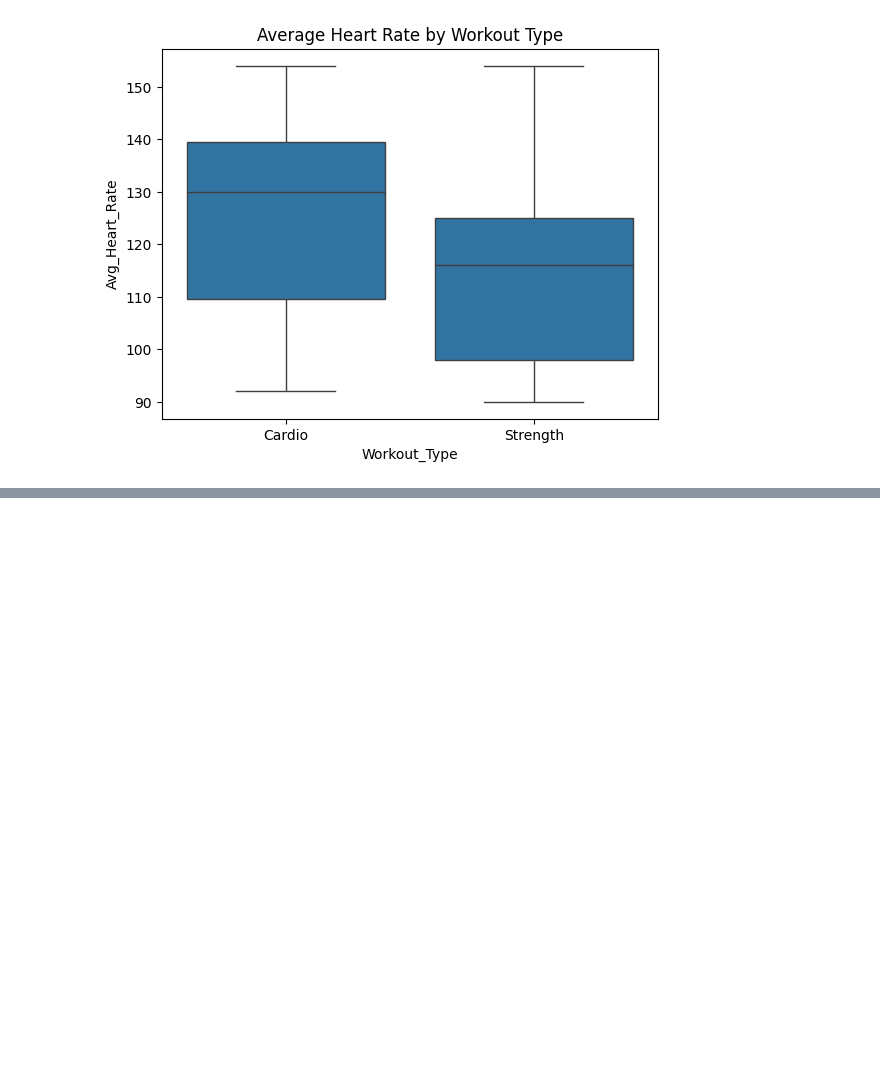
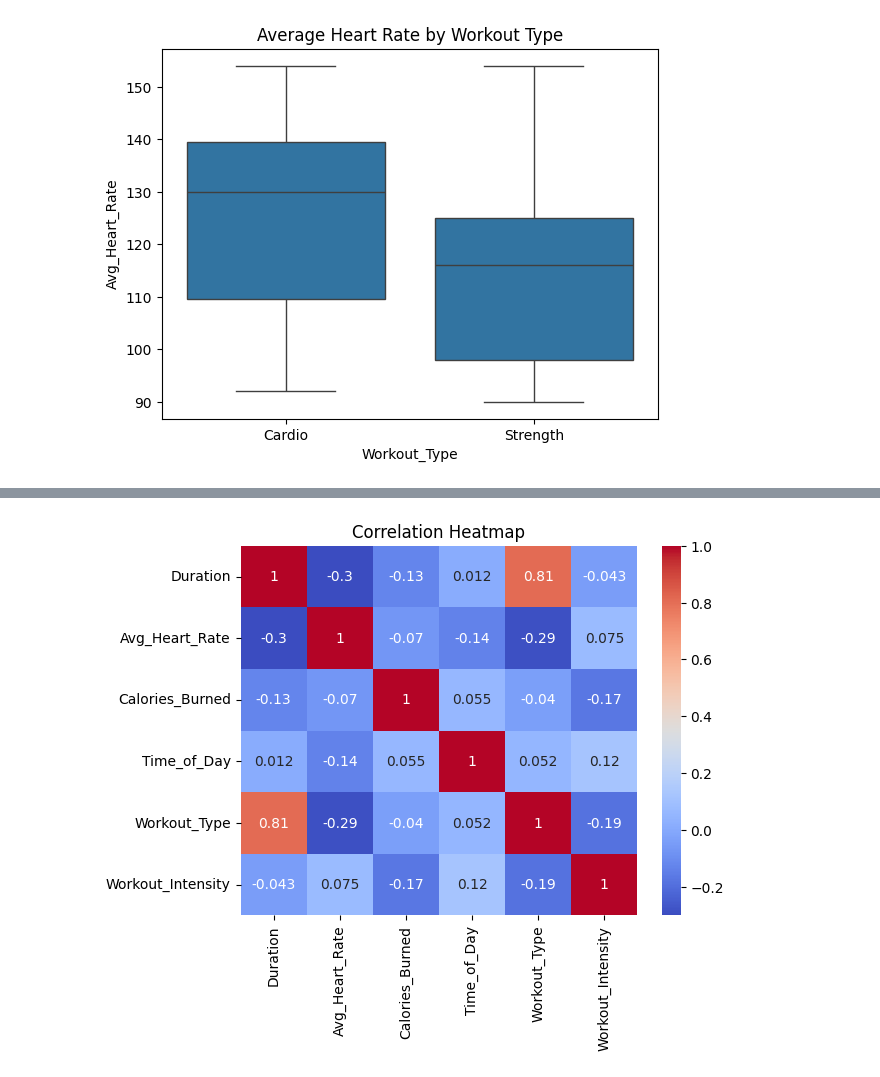
Before and after one commit to SylviaMwai/FitGuru-Classifier-Using-KNN, a Jupyter notebook: FitGuru_Classifier_Using_KNN.ipynb, the cells around one changed output, grey strips where cells are left out. Drawn from its saved outputs; the diff is of its cells as text; code cells hidden in the pictures; blank space fills up the shorter version.

```diff
--- a/FitGuru_Classifier_Using_KNN.ipynb
+++ b/FitGuru_Classifier_Using_KNN.ipynb
@@ -273,0 +285,10 @@ plt.show()
+# %%
+#preprocessing the species column
+from sklearn.preprocessing import LabelEncoder
+le=LabelEncoder()
+le = LabelEncoder()
+Data['Time_of_Day'] = le.fit_transform(Data['Time_of_Day'])
+Data['Workout_Type'] = le.fit_transform(Data['Workout_Type'])
+Data['Workout_Intensity'] = le.fit_transform(Data['Workout_Intensity'])
+
+Data.sample(8)
@@ -273,0 +305,7 @@ plt.show()
+# %%
+corr = Data[['Duration', 'Avg_Heart_Rate', 'Calories_Burned', 'Time_of_Day', 'Workout_Type', 'Workout_Intensity']].corr()
+sns.heatmap(corr, annot=True, cmap='coolwarm')
+plt.title('Correlation Heatmap')
+plt.show()
+# %% [output]
+[figure, added]
```
Also changed, not shown: parts of 6 cells of this notebook.
